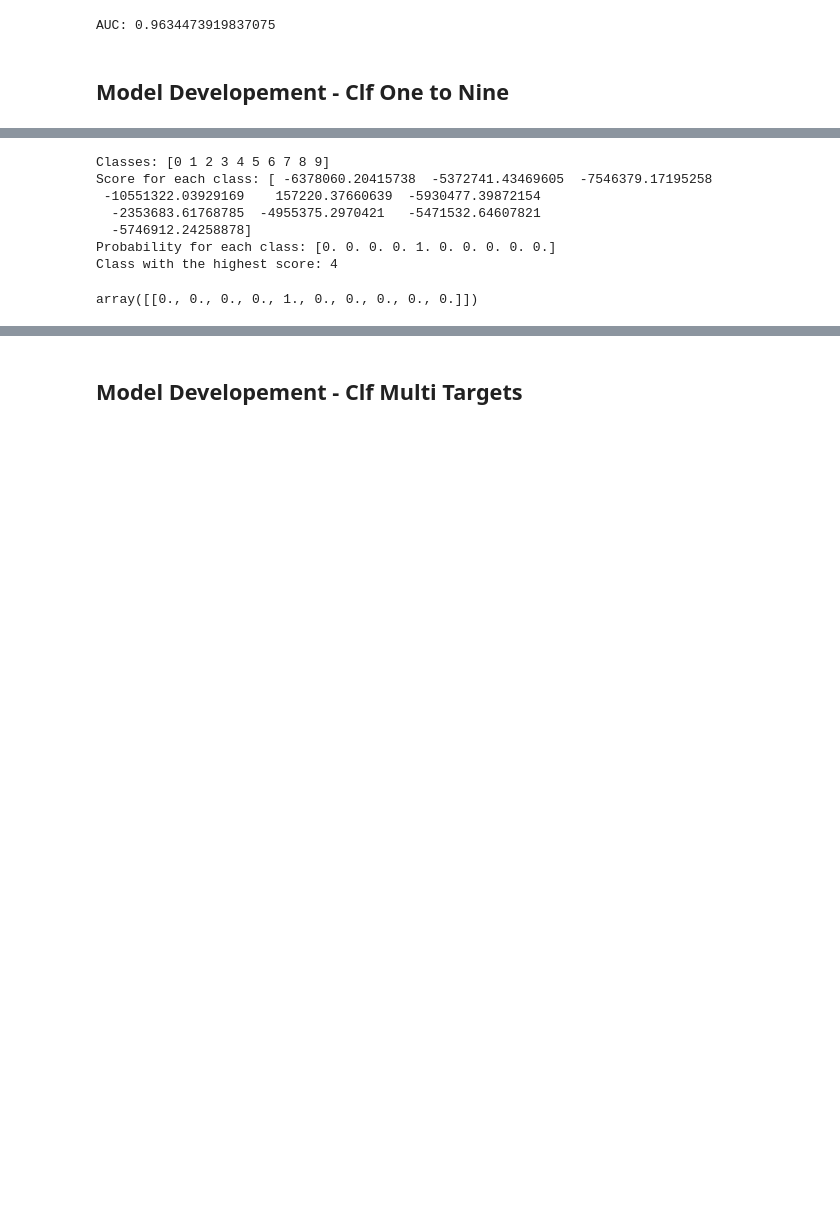
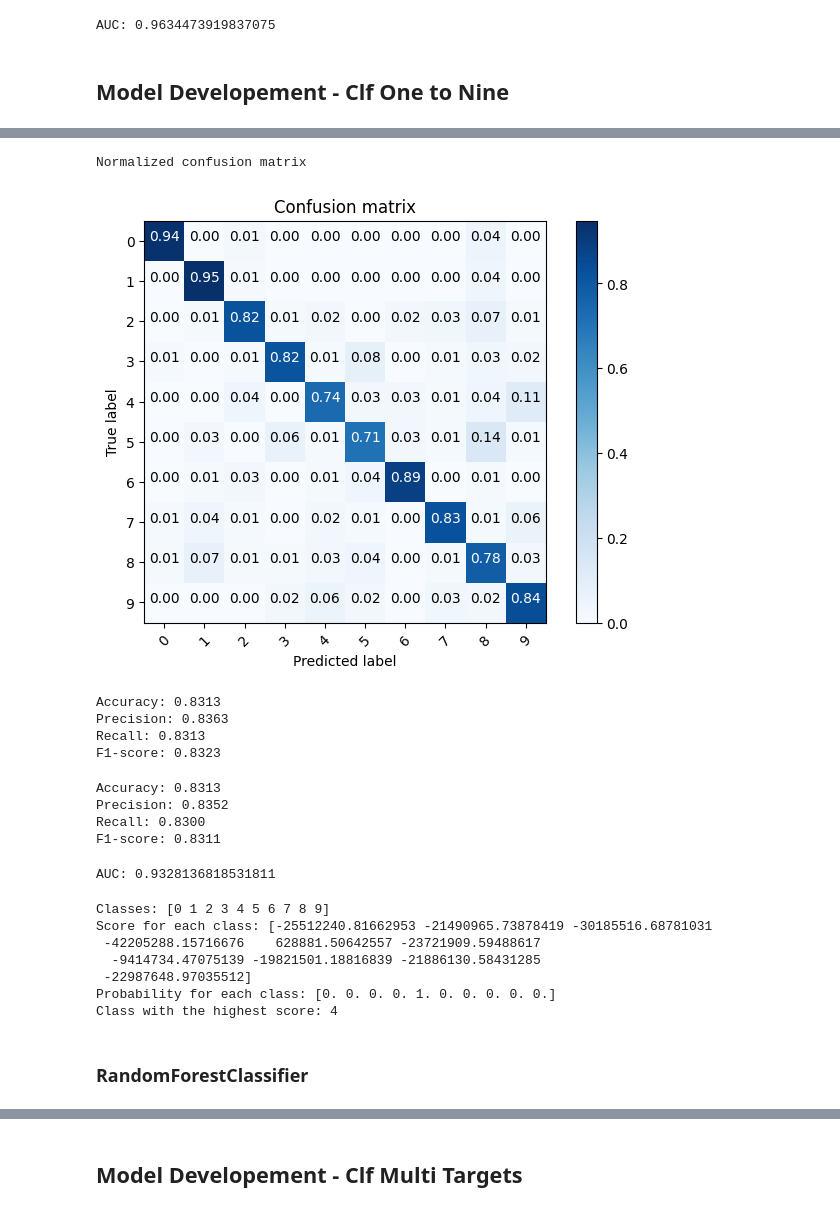
Before and after one commit to ariahosseini/TradML, a Jupyter notebook: ML_MNIST.ipynb, the cells around one changed output, grey strips where cells are left out. Drawn from its saved outputs; the diff is of its cells as text; code cells hidden in the pictures; blank space fills up the shorter version.

```diff
--- a/ML_MNIST.ipynb
+++ b/ML_MNIST.ipynb
@@ -410,5 +416,5 @@ X_train, X_test, y_train, y_test = train_test_split(X,
 # %%
-clf = SGDClassifier(random_state=42, loss="log_loss")
+%%time
+clf = SGDClassifier(random_state=42, loss="modified_huber")
 clf.fit(X_train, y_train)
 cross_val_score(clf, X_train, y_train, cv=10, scoring="accuracy")
-y_pred = cross_val_predict(clf, X_train, y_train, cv=10)
@@ -414,0 +446,6 @@ y_pred = cross_val_predict(clf, X_train, y_train, cv=10)
+# %%
+cm = confusion_matrix(y_train, y_pred)
+plot_conf_matrix(cm, classes=clf.classes_, normalize=True, title="Confusion matrix", cmap=plt.cm.Blues)
+# %% [output]
+Normalized confusion matrix
+[figure, added]
@@ -415,3 +477,23 @@ y_pred = cross_val_predict(clf, X_train, y_train, cv=10)
+# %%
+evaluate_multiclass_clf(y_train, y_pred)
+# %% [output]
+Accuracy: 0.8313
+Precision: 0.8363
+Recall: 0.8313
+F1-score: 0.8323
+# %%
+evaluate_multiclass_clf(y_train, y_pred, average='macro')
+# %% [output]
+Accuracy: 0.8313
+Precision: 0.8352
+Recall: 0.8300
+F1-score: 0.8311
+# %%
+y_score = clf.predict_proba(X_test)
+roc_auc = roc_auc_score(y_test.astype("float"), y_score, multi_class='ovr')
+print("AUC:", roc_auc)
+# %% [output]
+AUC: 0.9328136818531811
 # %%
 first_digit = X_train.iloc[0]
 first_digit_scores = clf.decision_function([first_digit])
@@ -422,14 +504,12 @@ print("Probability for each class: {}".format(first_digit_proba[0]))
 print("Class with the highest score: {}".format(np.argmax(first_digit_scores)))
 # %% [output]
 Classes: [0 1 2 3 4 5 6 7 8 9]
-Score for each class: [ -6378060.20415738  -5372741.43469605  -7546379.17195258
- -10551322.03929169    157220.37660639  -5930477.39872154
-  -2353683.61768785  -4955375.2970421   -5471532.64607821
-  -5746912.24258878]
+Score for each class: [-25512240.81662953 -21490965.73878419 -30185516.68781031
+ -42205288.15716676    628881.50642557 -23721909.59488617
+  -9414734.47075139 -19821501.18816839 -21886130.58431285
+ -22987648.97035512]
 Probability for each class: [0. 0. 0. 0. 1. 0. 0. 0. 0. 0.]
 Class with the highest score: 4
-# %%
-clf.predict_proba([first_digit])
-# %% [output]
-array([[0., 0., 0., 0., 1., 0., 0., 0., 0., 0.]])
+# %% [markdown]
+### RandomForestClassifier
 # %%
```
Also changed, not shown: parts of 39 cells of this notebook.
